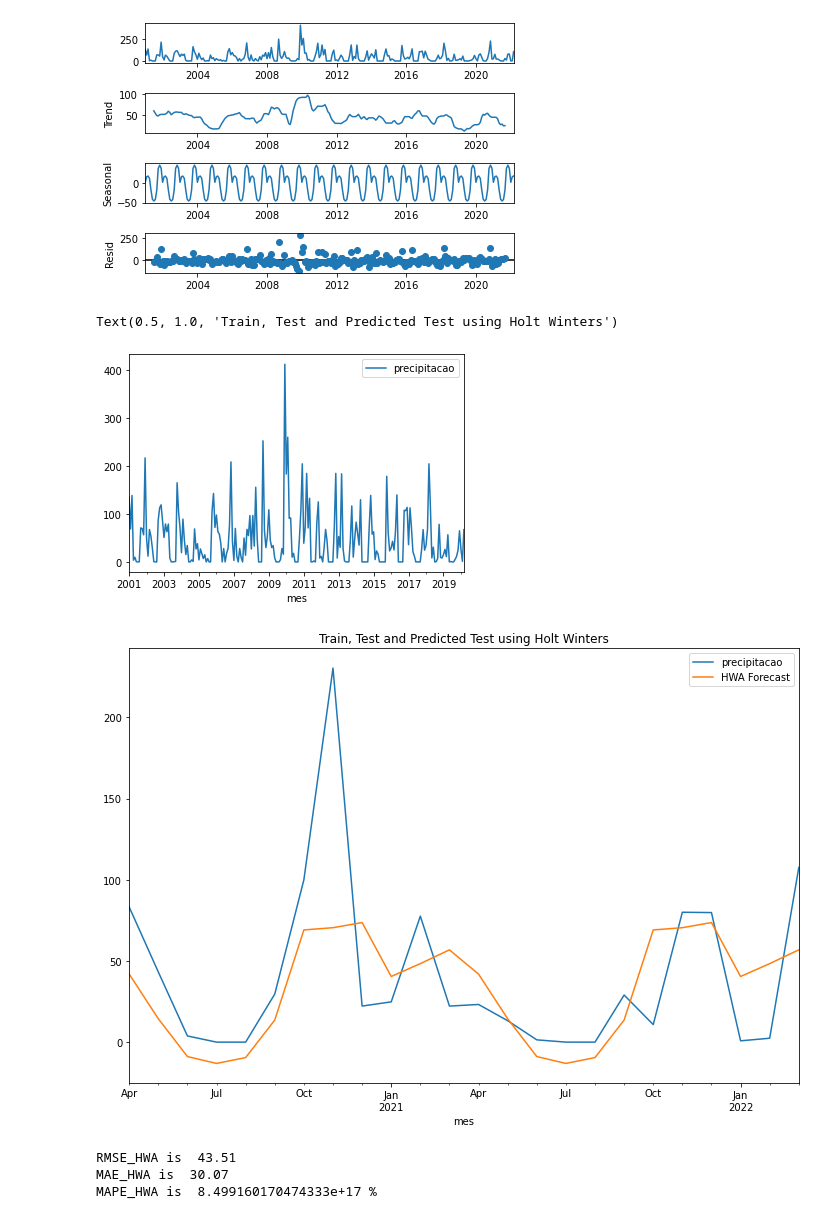
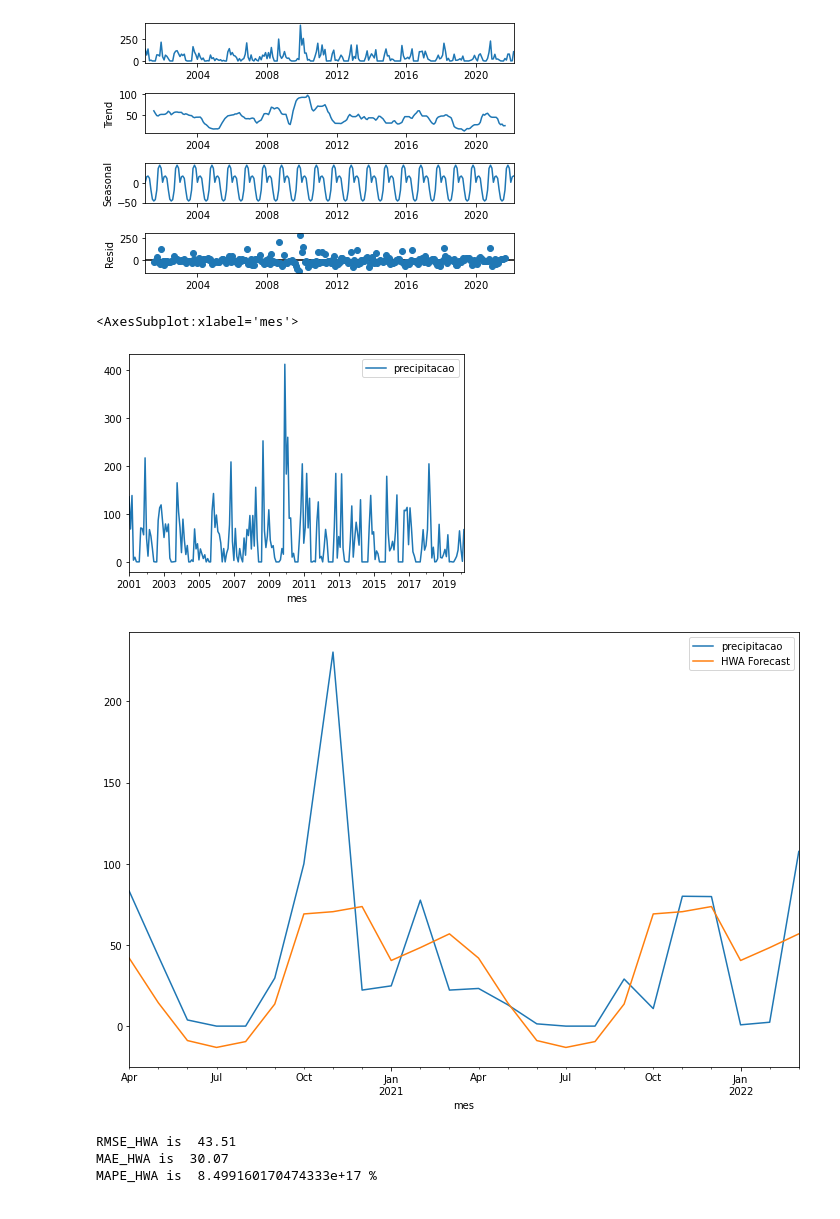
Before and after one commit to ManuelS0usa/TS-Precipitation-Forecast, a Jupyter notebook: ARMA_Models.ipynb, the cells around one changed output. Drawn from its saved outputs; the diff is of its cells as text; code cells hidden in the pictures.

```diff
--- a/ARMA_Models.ipynb
+++ b/ARMA_Models.ipynb
@@ -206,21 +219,21 @@ from sklearn.metrics import mean_absolute_error
 # %%
 # Holt Winters Additive method
 hwa_model = ExponentialSmoothing(train_data,
 #                                  trend='add',
                                  seasonal= 'additive',
                                  seasonal_periods=12
                                 ).fit()
 hwa_test_pred = hwa_model.forecast(fh).rename('HWA Forecast')
 
 train_data.plot(legend=True,label='Train')
 test_data.plot(legend=True,label='Test', figsize=(12,8))
 hwa_test_pred.plot(legend=True,label='HWA Forecast')
 
-plt.title('Train, Test and Predicted Test using Holt Winters')
+# plt.title('Train, Test and Predicted Test using Holt Winters')
 # %% [output]
-Text(0.5, 1.0, 'Train, Test and Predicted Test using Holt Winters')
+<AxesSubplot:xlabel='mes'>
 [figure]
-[figure, old version]
+[figure, new version]
 # %%
 # RMSE (HWA)
 rmse_hwa = round(np.sqrt(mean_squared_error(test_data, hwa_test_pred)), 2)
```
Also changed, not shown: parts of 23 cells of this notebook, 1 other file.
